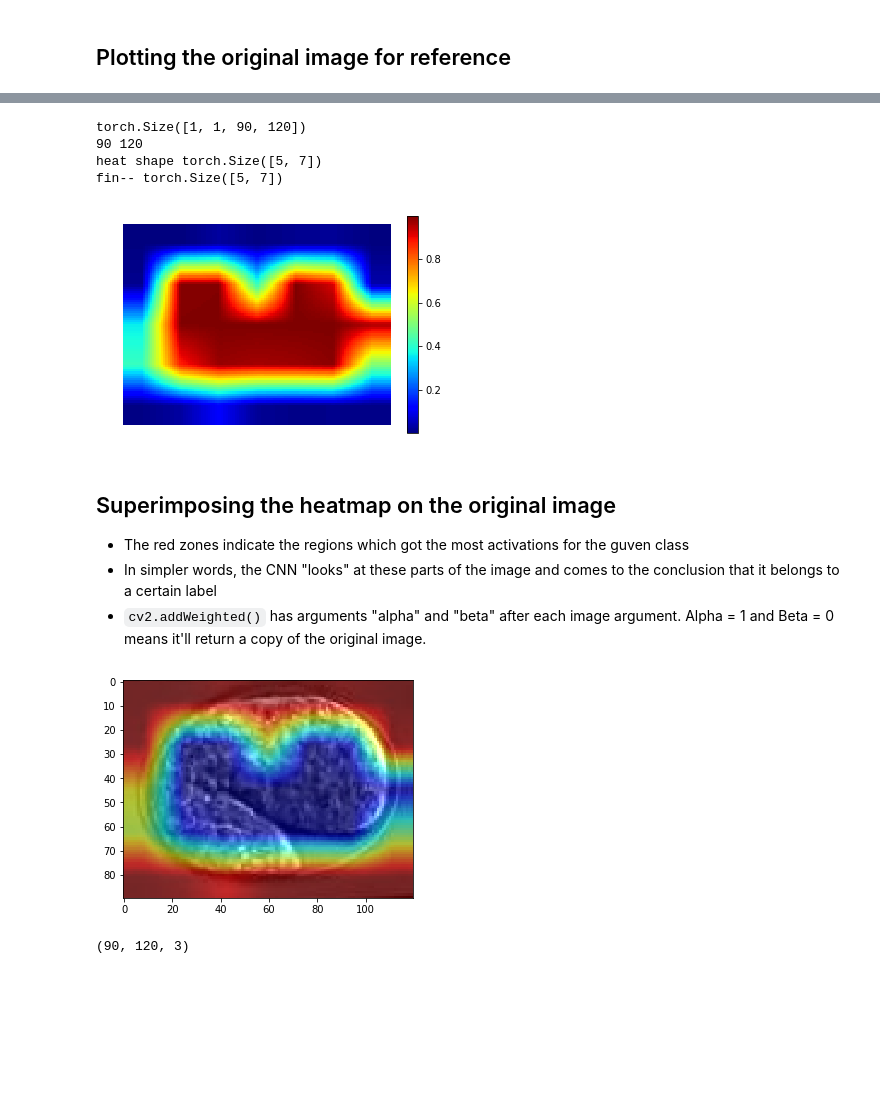
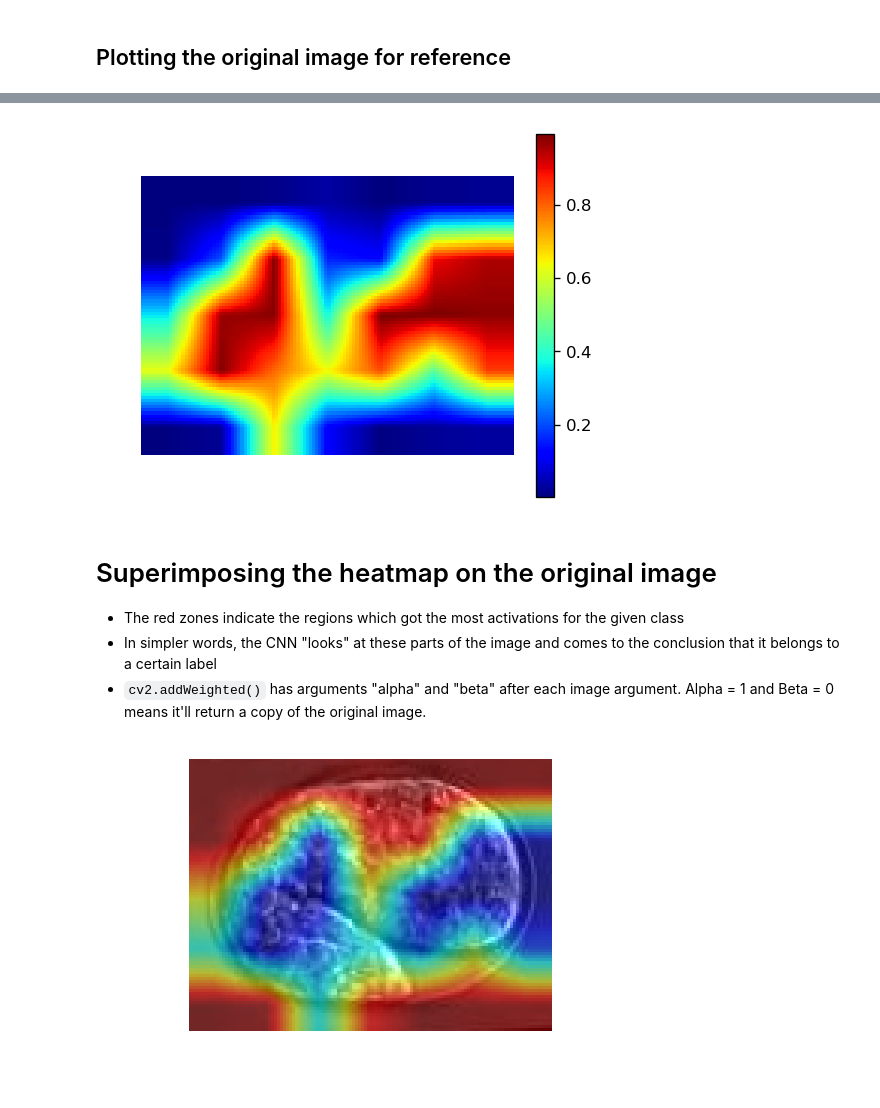
Before and after one commit to Mayukhdeb/adventures-with-augmentation, a Jupyter notebook: visualise_cnn_layers.ipynb, the cells around one changed output, grey strips where cells are left out. Cells and saved outputs as stored; diff of their text form; code cells hidden in the pictures; blank space fills up the shorter version.

Commit message:
add visualizations to compare class activations

```diff
--- a/visualise_cnn_layers.ipynb
+++ b/visualise_cnn_layers.ipynb
@@ -4,10 +4,14 @@
 import numpy as np
 import torch
 import torch.nn as nn
+import torch.nn.functional as F
+
 import matplotlib.pyplot as plt
+from matplotlib.pyplot import figure
 import cv2
 from PIL import Image
-plt.rcParams['figure.dpi'] = 120
+from pylab import rcParams
+rcParams['figure.figsize'] = 5, 5
 # %% [markdown]
 ## Defining some utils which are required for preprocessing within the CNN
 * `batch_to_canny()` converts a batch of images to binary images with only the edges defined
@@ -69,14 +103,13 @@ cellnet_1.load_state_dict(torch.load("cellnet_1.pt"))
 *  The 2D grayscale image is unsqueezed twice to give it a rank of 4
 # %%
 def preprocess(img_path, show = False):
-    im = Image.open(img_path).convert("L")
-    im = im.resize((120, 90))
-    np_im = np.array(im)
+    im = cv2.imread(img_path, cv2.IMREAD_GRAYSCALE)
+    im = cv2.resize(im, (120, 90))
     if show == True:
-        plt.imshow(np_im, cmap = "gist_earth")
+        plt.imshow(im, cmap = "gist_earth")
         plt.xlabel("Original image", fontsize = 20)
         plt.show()
-    inp = torch.from_numpy(np_im).unsqueeze(0).unsqueeze(0).float()  ## tensor ready to be fed to nn
+    inp = torch.from_numpy(im).unsqueeze(0).unsqueeze(0).float()  ## tensor ready to be fed to nn
 
     return inp
 # %%
@@ -156,19 +187,16 @@ plot_weights(cellnet_1, 6, single_channel = True)
 * returns a heatmap of activations
 * values vary from 0.0 to 1.0 (probability)
 # %%
-def occlusion(model, image, label, occ_size = 10, occ_stride = 10, occ_pixel = 0.9):
+def occlusion(model, image, label, occ_size = 10, occ_stride = 10, occ_pixel = 0.5):
     #get the width and height of the image
 
-    print(image.shape)
     width, height = image.shape[-2], image.shape[-1]
-    print(width,height)
 
     #setting the output image width and height
     output_height = int(np.ceil((height-occ_size)/occ_stride))
     output_width = int(np.ceil((width-occ_size)/occ_stride))
     #create a white image of sizes we defined
     heatmap = torch.zeros((output_width, output_height))
-    print("heat shape", heatmap.size())
 
 
     #iterate all the pixels in each column
@@ -192,9 +220,8 @@ def occlusion(model, image, label, occ_size = 10, occ_stride = 10, occ_pixel = 0
             output = nn.functional.softmax(output, dim = 0)
 
             prob = output.squeeze()[label].item()
-#             print(prob, torch.max(output, 0))
-            heatmap[w,h] = 1- prob
-    print("fin--",heatmap.size())
+            heatmap[w,h] = 1 - prob    ## replacing pixels
+
     return heatmap
 # %% [markdown]
 ## Plotting the original image for reference
@@ -205,22 +232,18 @@ inp = preprocess("c2.jpg", show = True)
 # %%
-heatmap = occlusion(cellnet_1, inp, 1, 16, 16).numpy()
+rcParams['figure.figsize'] = 5, 4
+heatmap = occlusion(cellnet_1, inp,1, 15, 15).numpy()
 overlay = cv2.resize(heatmap, (120,90))
-
 plt.set_cmap("jet")
 plt.imshow(overlay)
 plt.colorbar()
 plt.axis('off')
 plt.show()
 plt.imsave("heat.jpg", overlay)
 # %% [output]
-torch.Size([1, 1, 90, 120])
-90 120
-heat shape torch.Size([5, 7])
-fin-- torch.Size([5, 7])
-[figure, old version]
+[figure, new version]
 # %% [markdown]
-## Superimposing the heatmap on the original image
-* The red zones indicate the regions which got the most activations for the guven class
+# Superimposing the heatmap on the original image
+* The red zones indicate the regions which got the most activations for the given class
 * In simpler words, the CNN "looks" at these parts of the image and comes to the conclusion that it belongs to a certain label
 * `cv2.addWeighted()` has arguments "alpha" and "beta" after each image argument. Alpha = 1 and Beta = 0 means it'll return a copy of the original image.
 # %%
@@ -228,8 +251,8 @@ img = cv2.resize(cv2.imread("c2.jpg"), (120,90))
 mapp= cv2.resize(cv2.imread("heat.jpg"), (120,90))
 fin = cv2.addWeighted(img, 0.7, mapp, 0.6, 0)
 plt.imshow(fin)
+plt.axis("off")
+plt.xlabel("Class activation heatmap superimposed on the original image ")
 plt.show()
-fin.shape
 # %% [output]
-[figure, old version]
+[figure, new version]
-(90, 120, 3)
```
Also changed, not shown: parts of 8 cells of this notebook.
